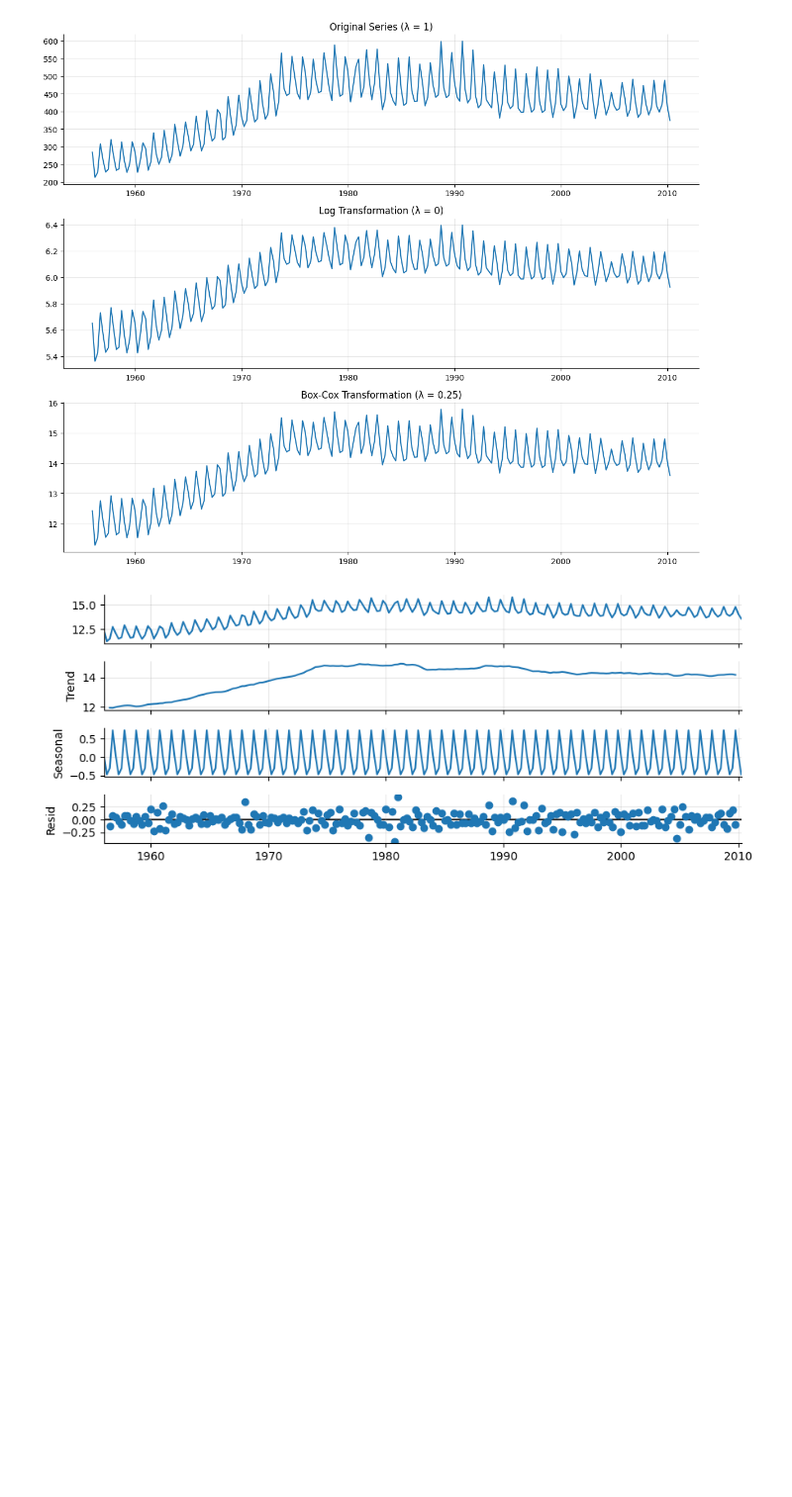
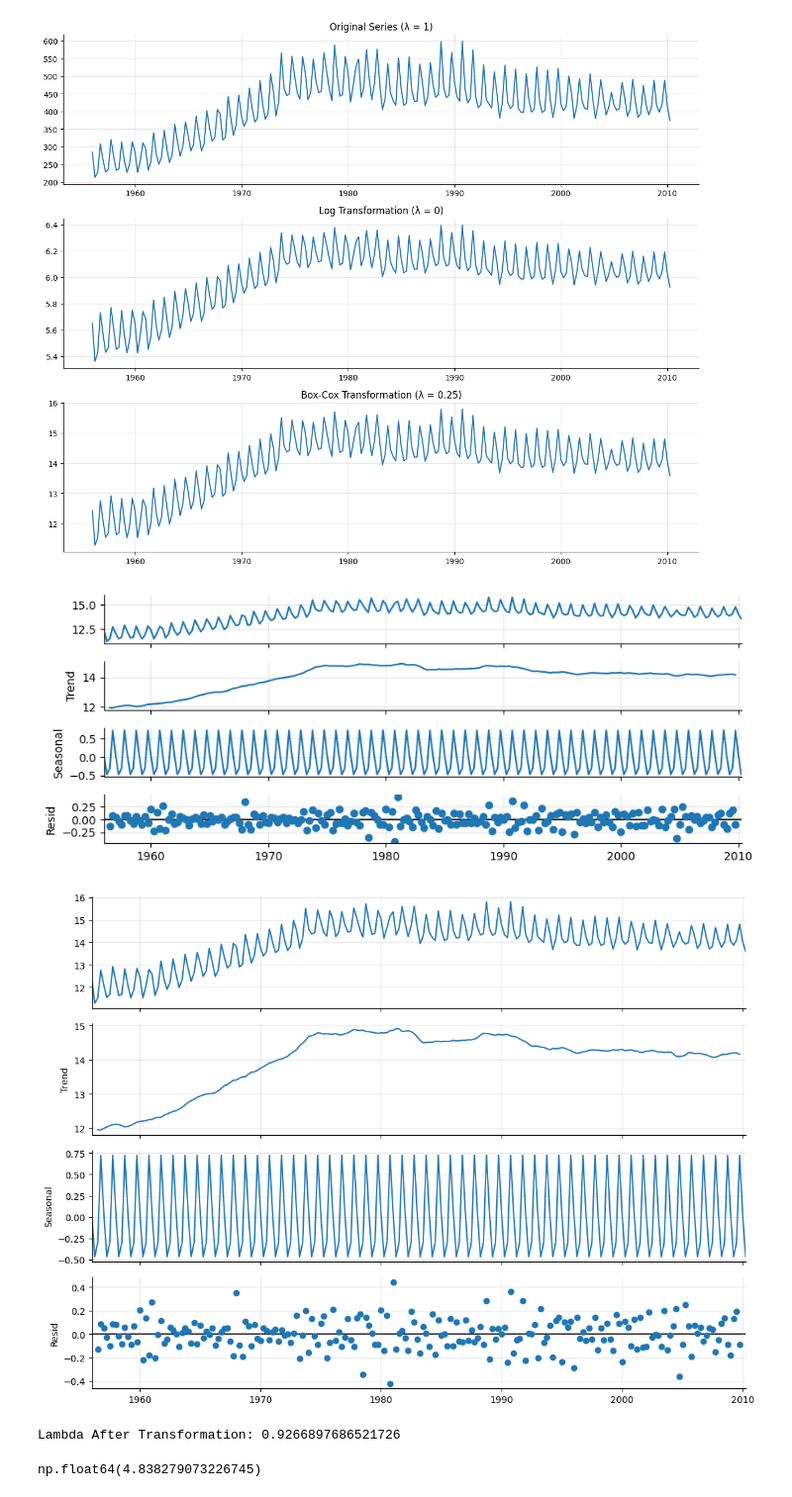
Before and after one commit to Teenold/AgentEmd, a Jupyter notebook: notebooks/lab03_decomposition_i_models_moving_averages_c.ipynb, the cells around one changed output. Shown at 99% size. Drawn from its saved outputs; the diff is of its cells as text; code cells hidden in the pictures; blank space fills up the shorter version.

```diff
--- a/notebooks/lab03_decomposition_i_models_moving_averages_c.ipynb
+++ b/notebooks/lab03_decomposition_i_models_moving_averages_c.ipynb
@@ -221,3 +246,22 @@ dec_bc.plot()
 plt.show()
 # %% [output]
 [figure]
+# %%
+# Generate a larger plot for the classical decomposition
+fig = dec_bc.plot()
+fig.set_size_inches(11, 8)
+plt.tight_layout()
+plt.show()
+# %% [output]
+[figure, added]
+# %%
+lam_transformed = boxcox_lambda(
+    ausbeer_bc.values,
+    method="guerrero",
+    season_length=4
+)
+
+
+print("Lambda After Transformation:", lam_transformed)
+# %% [output]
+Lambda After Transformation: 0.9266897686521726
@@ -223,0 +270,4 @@ plt.show()
+# %%
+lamb
+# %% [output]
+np.float64(4.838279073226745)
```
Also changed, not shown: parts of 2 cells of this notebook.
